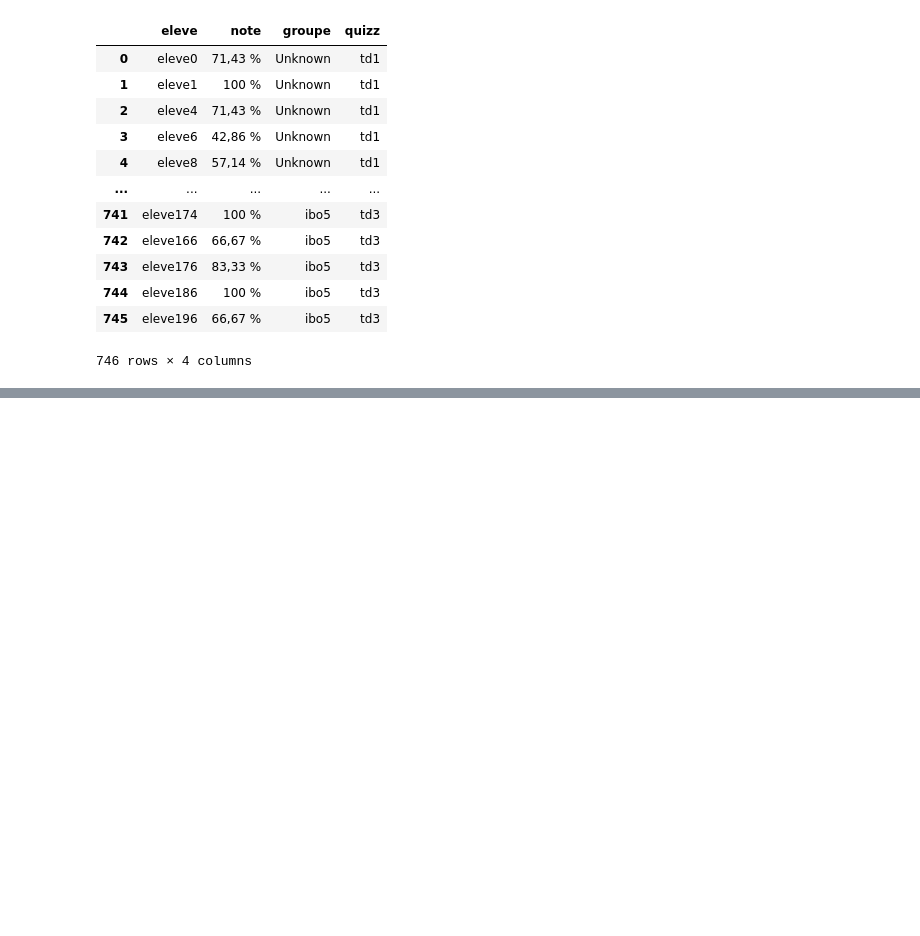
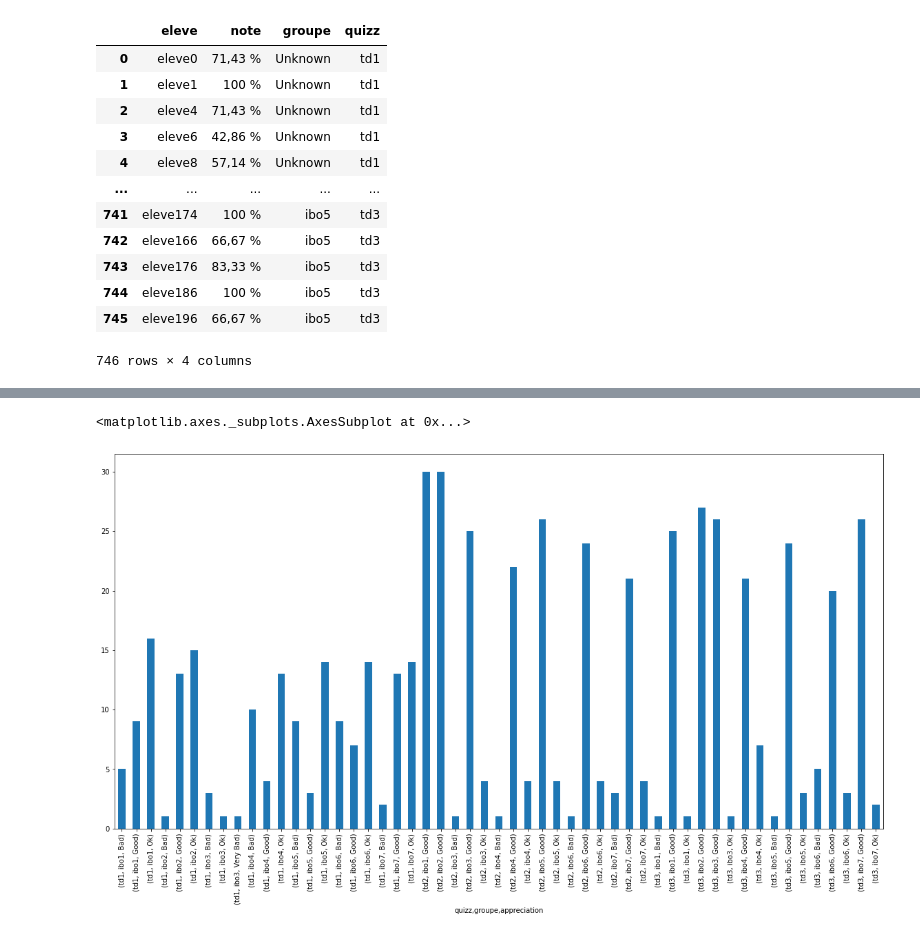
Before and after one commit to AnaisDruart/PandasPython, a Jupyter notebook: TD2_DiscoverPandas.ipynb, the cells around one changed output, grey strips where cells are left out. Saved outputs shown, nothing was run; the diff lists cells and outputs as text; code cells hidden in the pictures; blank space fills up the shorter version.

```diff
--- a/TD2_DiscoverPandas.ipynb
+++ b/TD2_DiscoverPandas.ipynb
@@ -75,0 +738,8 @@ df_notes
+# %%
+(df_notes.groupby(['quizz','groupe'])
+     ['appreciation']
+     .value_counts().sort_index()
+     .plot(kind="bar"))
+# %% [output]
+<matplotlib.axes._subplots.AxesSubplot at 0x...>
+[figure, added]
```
Also changed, not shown: parts of 63 cells of this notebook.
